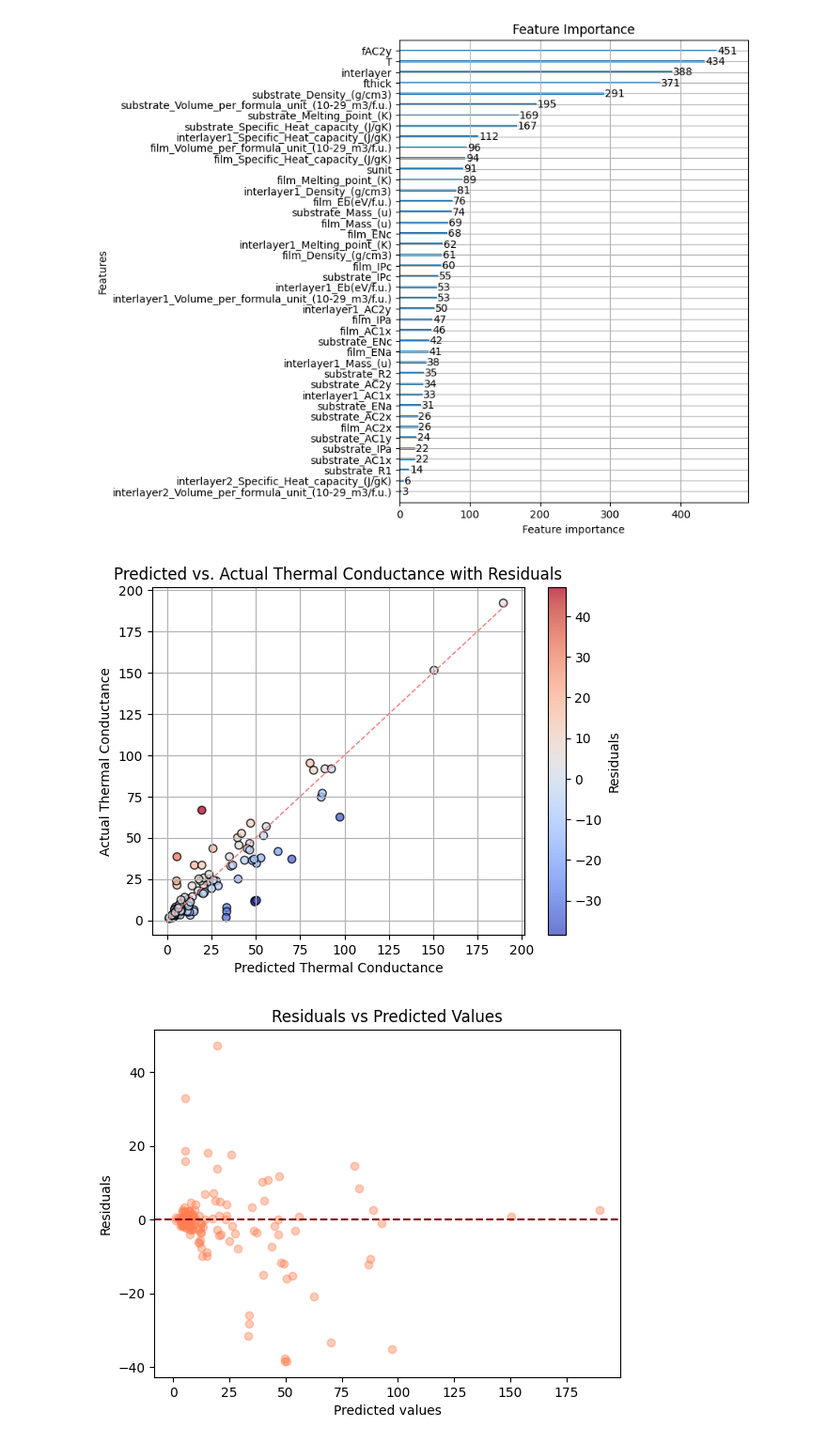
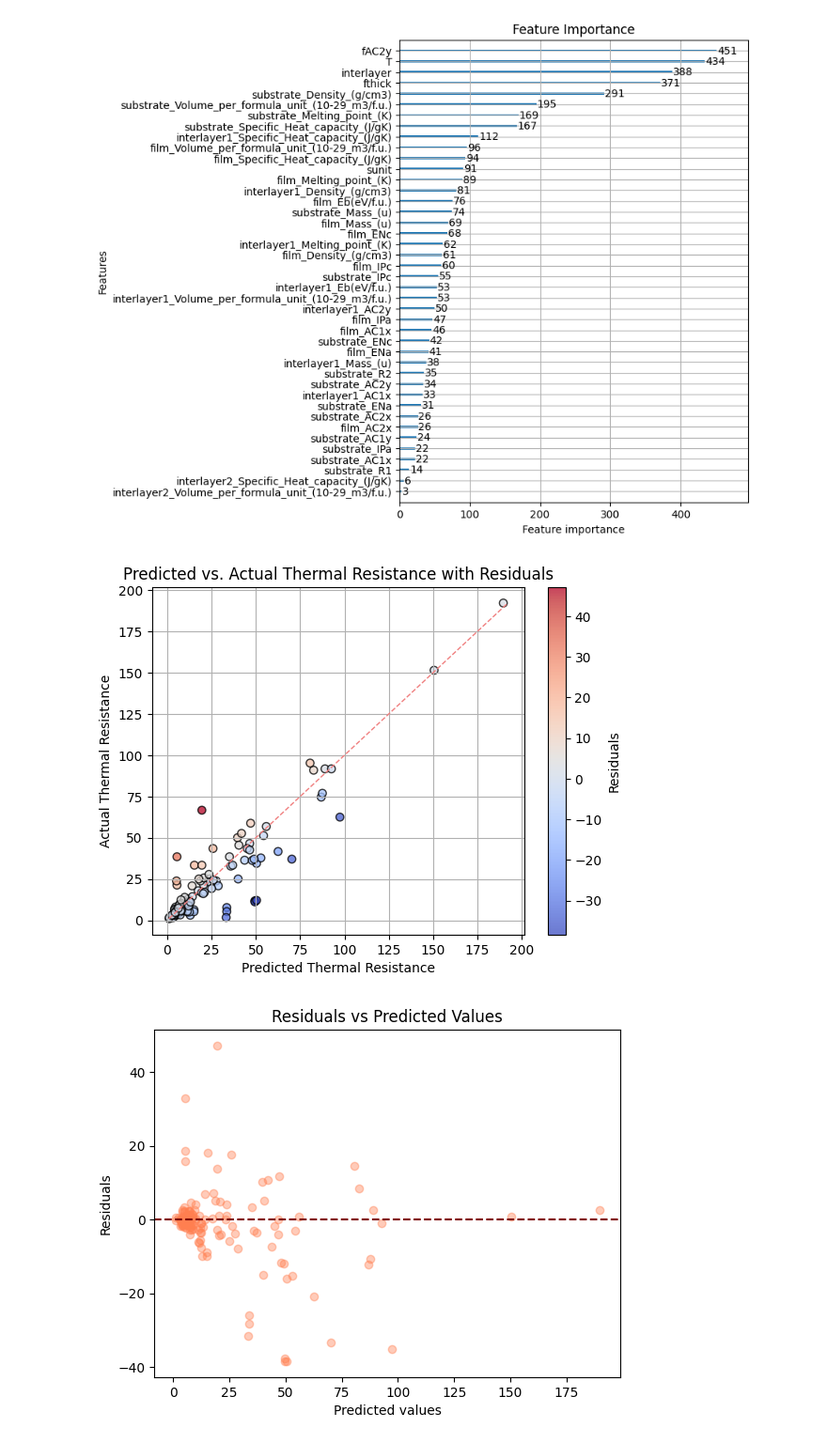
Before and after one commit to ariahosseini/TradML, a Jupyter notebook: ML_Interfacial_Thermal_Resistance.ipynb, the cells around one changed output. Shown at 94% size. Saved outputs shown, nothing was run; the diff lists cells and outputs as text; code cells hidden in the pictures.

```diff
--- a/ML_Interfacial_Thermal_Resistance.ipynb
+++ b/ML_Interfacial_Thermal_Resistance.ipynb
@@ -734,19 +734,19 @@ plt.show()
 # %%
 residuals = y_test.to_numpy().flatten() - y_pred
 min_val = min(min(y_pred), min(y_test))
 max_val = max(max(y_pred), max(y_test))
 
 plt.scatter(y_pred, y_test, c=residuals, cmap='coolwarm', edgecolor='k', alpha=0.75)
 plt.plot([min_val, max_val], [min_val, max_val], color='lightcoral', linestyle='--', linewidth=1)
 
 plt.colorbar(label='Residuals')
-plt.xlabel("Predicted Thermal Conductance")
-plt.ylabel("Actual Thermal Conductance")
-plt.title("Predicted vs. Actual Thermal Conductance with Residuals")
+plt.xlabel("Predicted Thermal Resistance")
+plt.ylabel("Actual Thermal Resistance")
+plt.title("Predicted vs. Actual Thermal Resistance with Residuals")
 plt.grid(True)
 plt.show()
 # %% [output]
-[figure, old version]
+[figure, new version]
 # %%
 plt.figure()
 plt.scatter(y_pred, residuals, color="coral", alpha=0.4)
```
Also changed, not shown: parts of 2 cells of this notebook.
